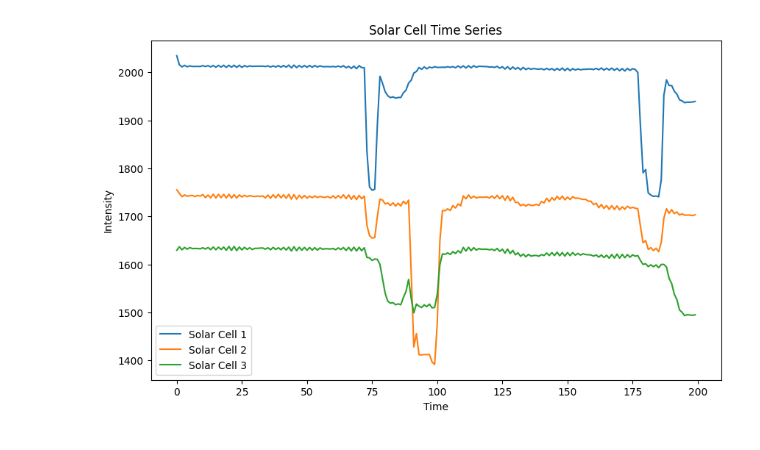
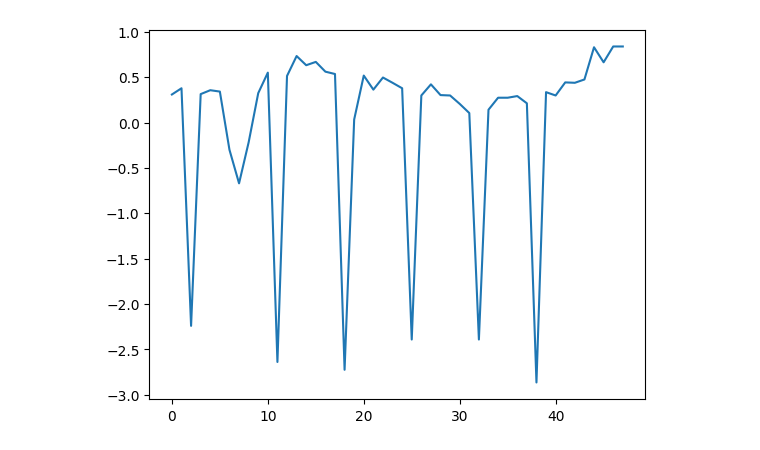
Before and after one commit to Dragonsky8/VLC_Lab_G4, a Jupyter notebook: Lab3/Processor.ipynb, the cells around one changed output. Saved outputs shown, nothing was run; the diff lists cells and outputs as text; code cells hidden in the pictures.

```diff
--- a/Lab3/Processor.ipynb
+++ b/Lab3/Processor.ipynb
@@ -139,21 +157,7 @@ plt.show()
-# %%
-plt.figure(figsize=(10, 6))
-
-x=200
-# 绘制三个时间序列
-plt.plot(solar_cell_denoised_1[0:x], label='Solar Cell 1')
-plt.plot(solar_cell_denoised_2[0:x], label='Solar Cell 2')
-plt.plot(solar_cell_denoised_3[0:x], label='Solar Cell 3')
-
-# 添加标题和标签
-plt.title('Solar Cell Time Series')
-plt.xlabel('Time')
-plt.ylabel('Intensity')
-
-# 添加图例
-plt.legend()
-
-# 显示图
-plt.show()
-# %% [output]
-[figure, removed]
+# %%
+# signal alliment
+zscore_1 = stats.zscore(solar_cell_denoised_1)
+plt.plot(zscore_1)
+plt.show()
+# %% [output]
+[figure, added]
```
Also changed, not shown: parts of 5 cells of this notebook, 2 other files.
